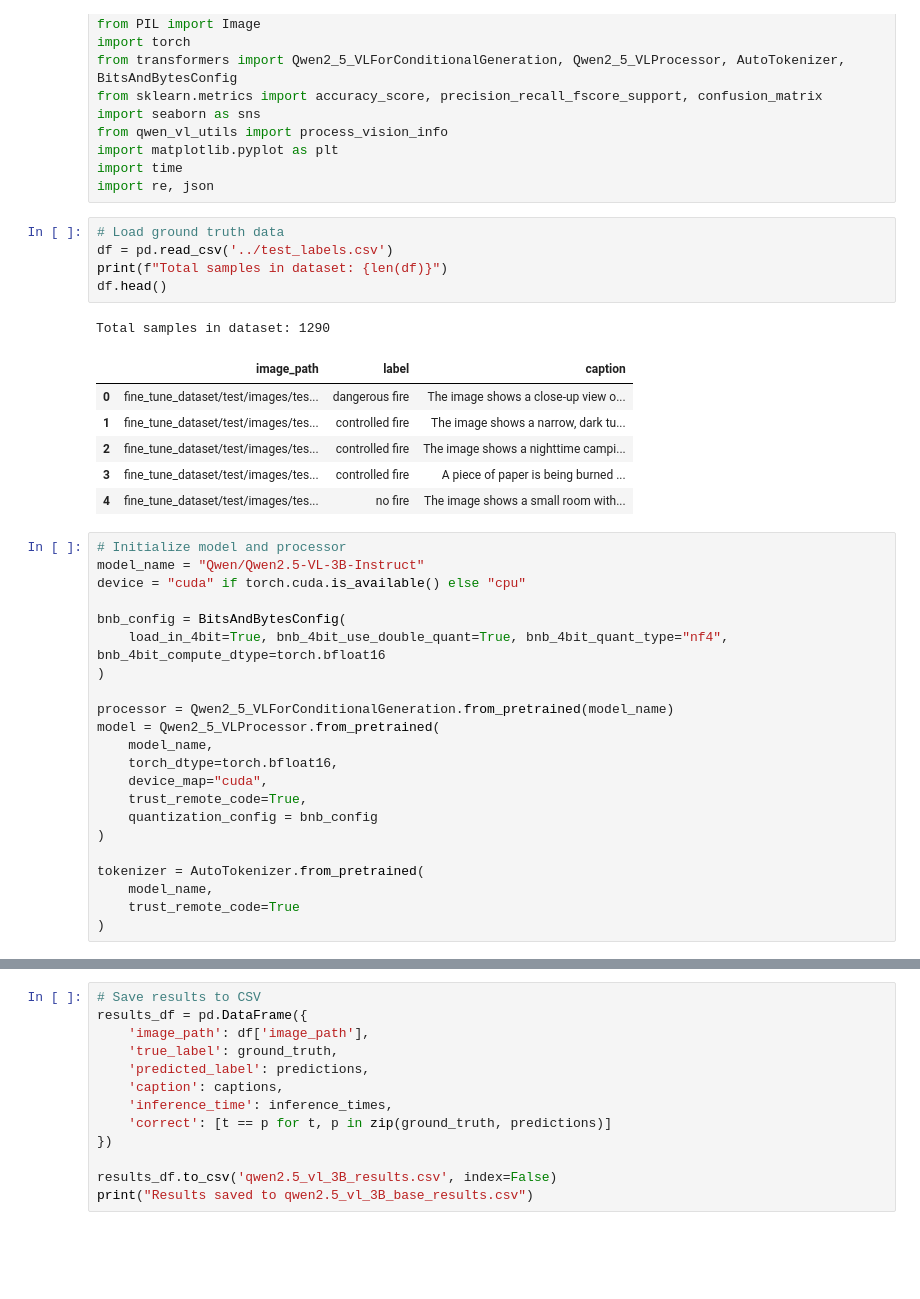
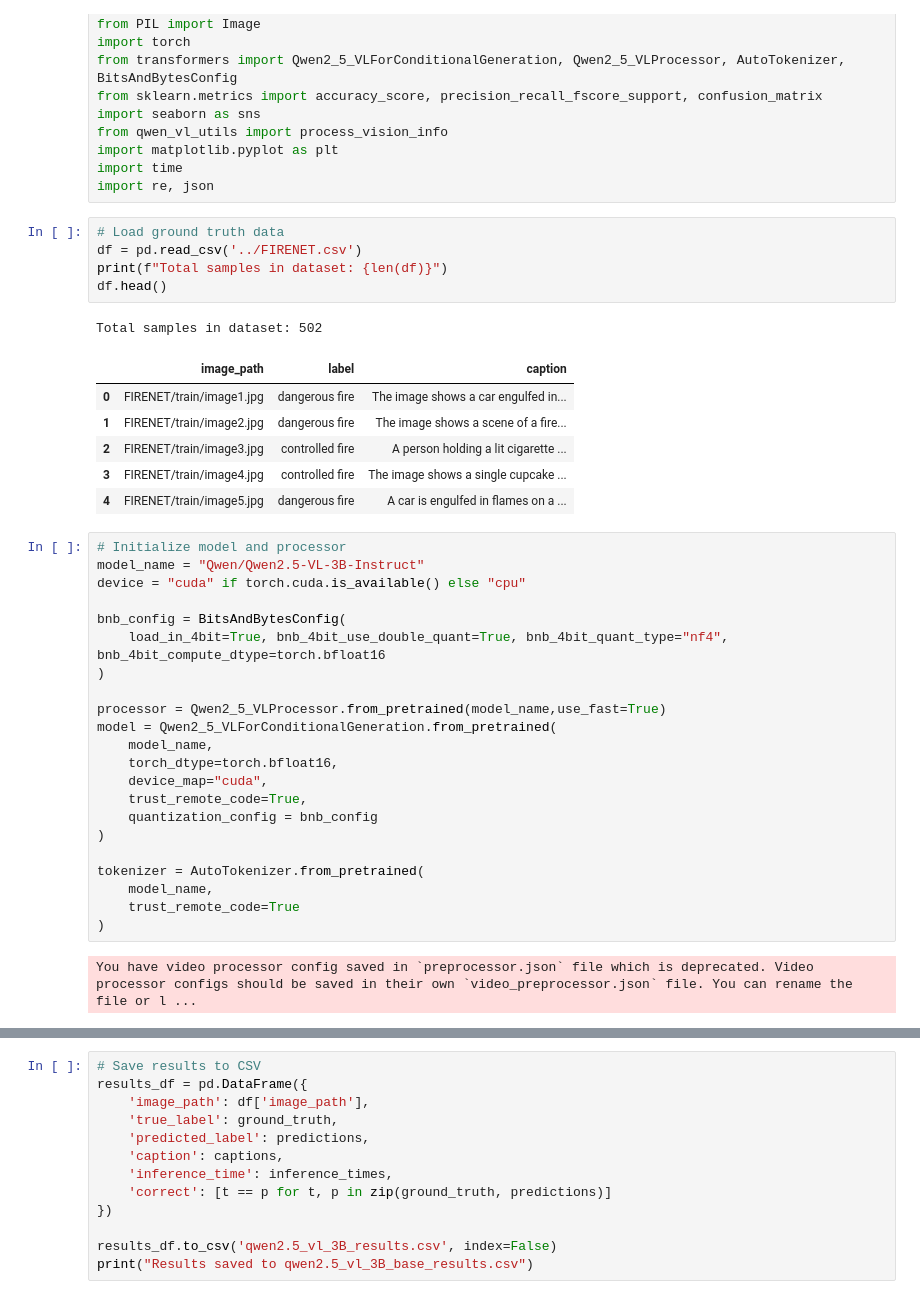
Before and after one commit to tmdeptrai/ContextFire-VLM, a Jupyter notebook: model_survey/qwen2_vl_2B.ipynb, the cells around one changed output, grey strips where cells are left out. Cells and saved outputs as stored; diff of their text form; blank space fills up the shorter version.

```diff
--- a/model_survey/qwen2_vl_2B.ipynb
+++ b/model_survey/qwen2_vl_2B.ipynb
@@ -23,17 +23,17 @@ import time
 import re, json
 # %%
 # Load ground truth data
-df = pd.read_csv('../test_labels.csv')
+df = pd.read_csv('../FIRENET.csv')
 print(f"Total samples in dataset: {len(df)}")
 df.head()
 # %% [output]
-Total samples in dataset: 1290
+Total samples in dataset: 502
 |  | image_path | label | caption |
-| 0 | fine_tune_dataset/test/images/tes... | dangerous fire | The image shows a close-up view o... |
-| 1 | fine_tune_dataset/test/images/tes... | controlled fire | The image shows a narrow, dark tu... |
-| 2 | fine_tune_dataset/test/images/tes... | controlled fire | The image shows a nighttime campi... |
-| 3 | fine_tune_dataset/test/images/tes... | controlled fire | A piece of paper is being burned ... |
-| 4 | fine_tune_dataset/test/images/tes... | no fire | The image shows a small room with... |
+| 0 | FIRENET/train/image1.jpg | dangerous fire | The image shows a car engulfed in... |
+| 1 | FIRENET/train/image2.jpg | dangerous fire | The image shows a scene of a fire... |
+| 2 | FIRENET/train/image3.jpg | controlled fire | A person holding a lit cigarette ... |
+| 3 | FIRENET/train/image4.jpg | controlled fire | The image shows a single cupcake ... |
+| 4 | FIRENET/train/image5.jpg | dangerous fire | A car is engulfed in flames on a ... |
 # %%
 # Initialize model and processor
 model_name = "Qwen/Qwen2.5-VL-3B-Instruct"
@@ -43,8 +43,8 @@ bnb_config = BitsAndBytesConfig(
     load_in_4bit=True, bnb_4bit_use_double_quant=True, bnb_4bit_quant_type="nf4", bnb_4bit_compute_dtype=torch.bfloat16
 )
 
-processor = Qwen2_5_VLForConditionalGeneration.from_pretrained(model_name)
-model = Qwen2_5_VLProcessor.from_pretrained(
+processor = Qwen2_5_VLProcessor.from_pretrained(model_name,use_fast=True)
+model = Qwen2_5_VLForConditionalGeneration.from_pretrained(
     model_name,
     torch_dtype=torch.bfloat16,
     device_map="cuda",
@@ -56,6 +56,8 @@ tokenizer = AutoTokenizer.from_pretrained(
     model_name,
     trust_remote_code=True
 )
+# %% [output]
+You have video processor config saved in `preprocessor.json` file which is deprecated. Video processor configs should be saved in their own `video_preprocessor.json` file. You can rename the file or l ...
 # %%
 def process_image(image_path):
     """Process a single image and return the model's prediction, caption and inference time"""
```
Also changed, not shown: parts of 4 cells of this notebook, 3 other files.
